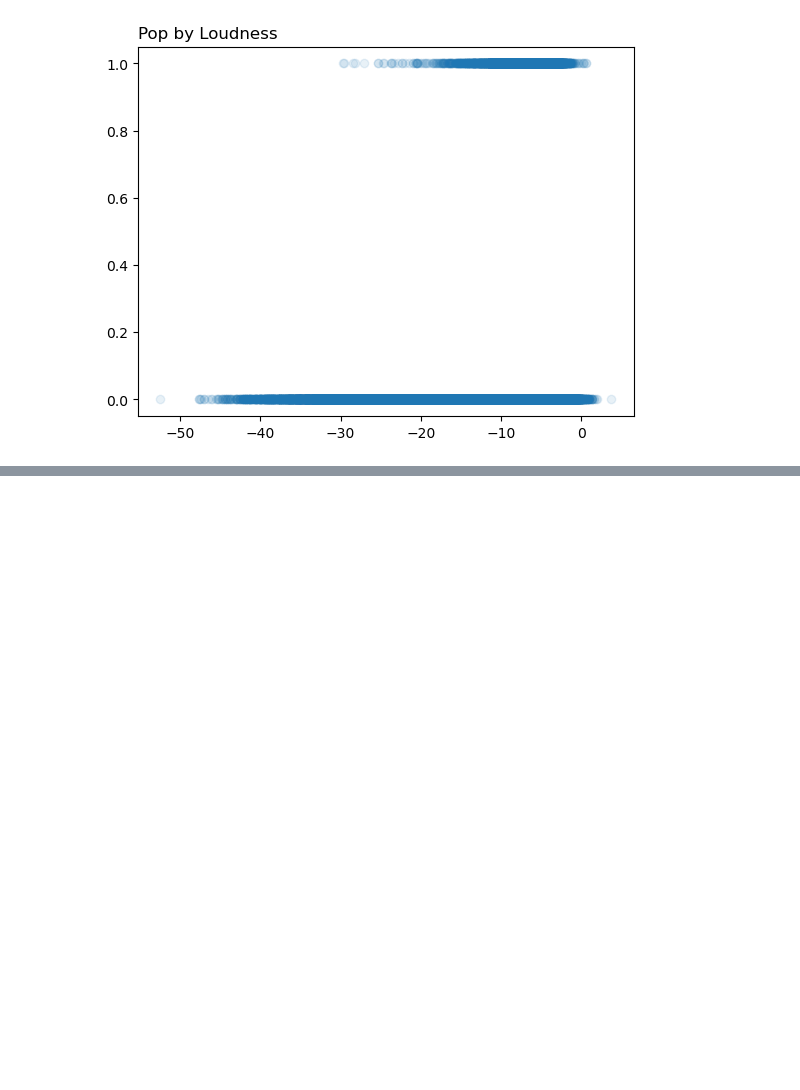
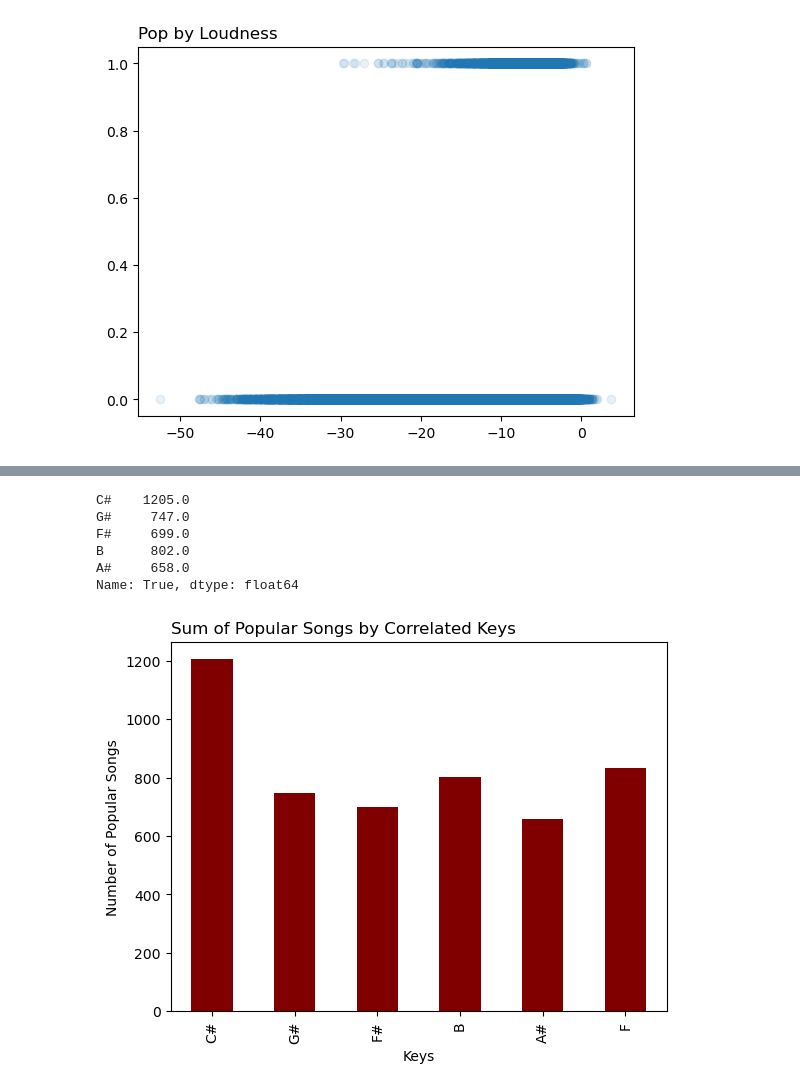
Before and after one commit to dillondiatlo/Team2, a Jupyter notebook: Dillon_Cleaning copy.ipynb, the cells around one changed output, grey strips where cells are left out. Saved outputs shown, nothing was run; the diff lists cells and outputs as text; code cells hidden in the pictures; blank space fills up the shorter version.

```diff
--- a/Dillon_Cleaning copy.ipynb
+++ b/Dillon_Cleaning copy.ipynb
@@ -296,0 +322,3 @@ SyntaxError: incomplete input (3726836171.py, line 1)
+# %%
+pop_group = df_numeric.groupby(['Pop']).sum()
+pop_group.head()
@@ -296,0 +330,17 @@ SyntaxError: incomplete input (3726836171.py, line 1)
+# %%
+pop_keys = pop_group.loc[True, ['C#', 'G#', 'F#', 'B', 'A#', 'F',]]
+pop_keys.head()
+# %% [output]
+C#    1205.0
+G#     747.0
+F#     699.0
+B      802.0
+A#     658.0
+Name: True, dtype: float64
+# %%
+pop_keys.plot(kind='bar', color= "maroon")
+plt.title('Sum of Popular Songs by Correlated Keys', loc='left')
+plt.xlabel('Keys')
+plt.ylabel('Number of Popular Songs');
+# %% [output]
+[figure, added]
```
Also changed, not shown: parts of 7 cells of this notebook.
